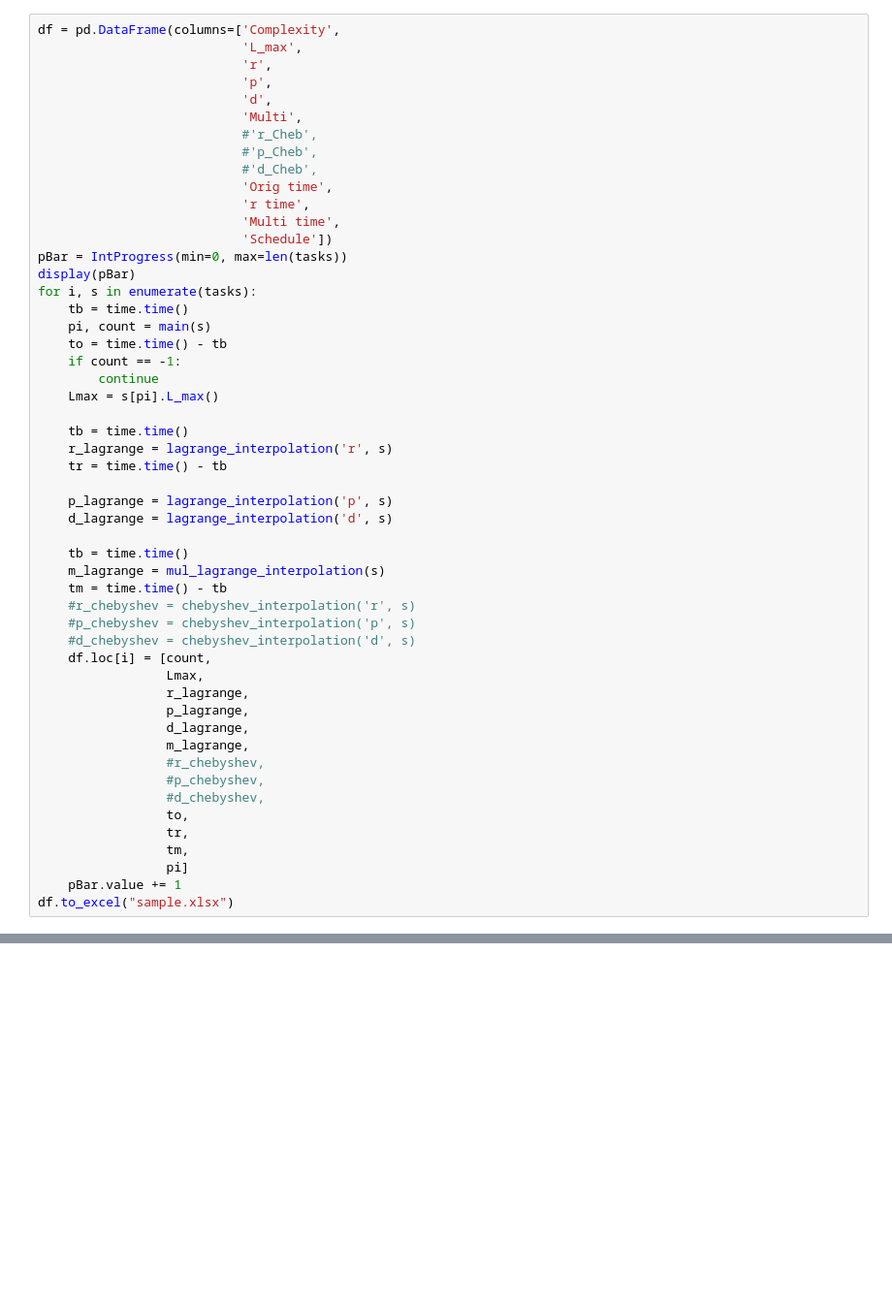
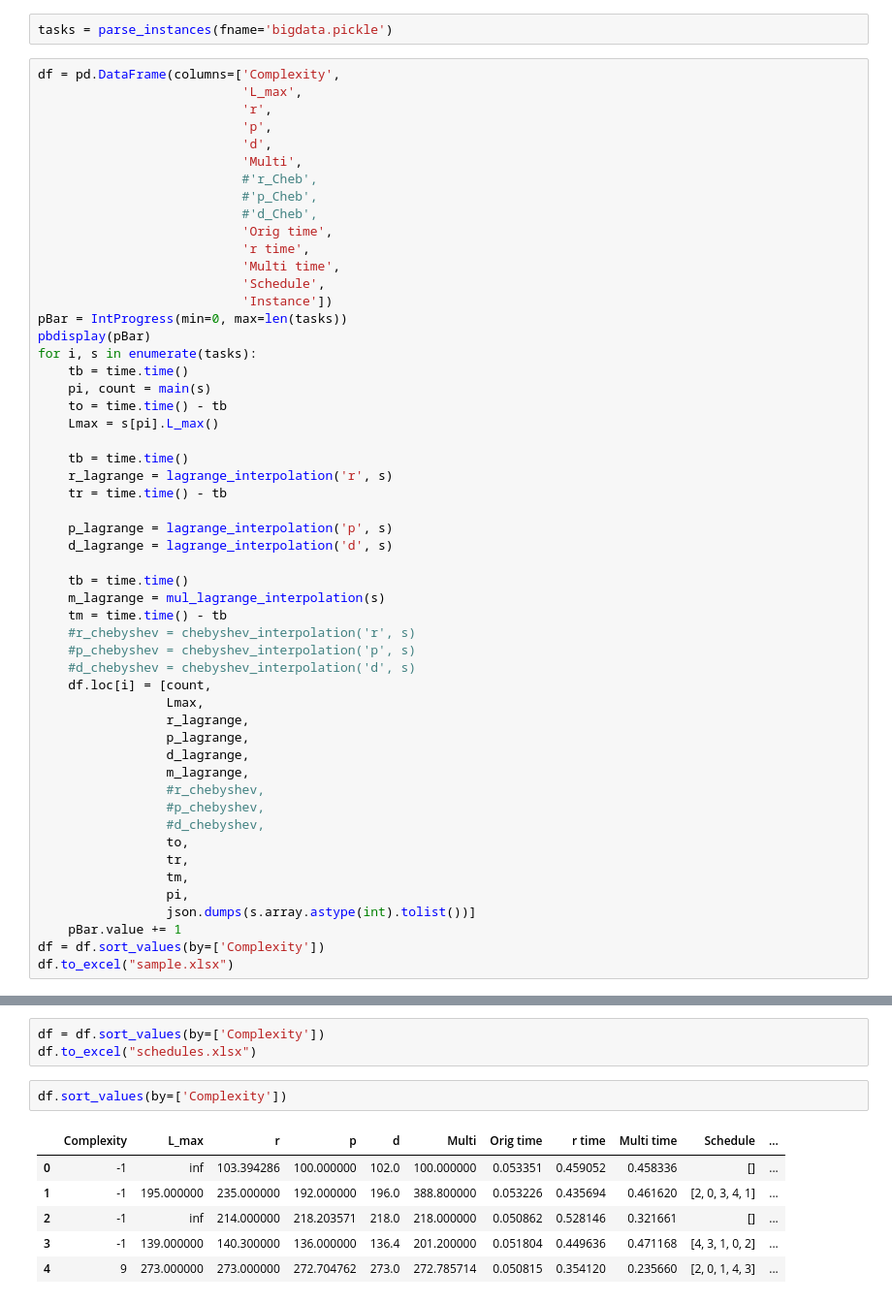
Before and after one commit to andtun/schedules, a Jupyter notebook: Multiparametric Interpolation/Multiparam.ipynb, the cells around one changed output, grey strips where cells are left out. Shown at 97% size. Cells and saved outputs as stored; diff of their text form; blank space fills up the shorter version.

```diff
--- a/Multiparametric Interpolation/Multiparam.ipynb
+++ b/Multiparametric Interpolation/Multiparam.ipynb
@@ -344,3 +483,5 @@ with open('data.pickle', 'rb') as f:
+# %%
+tasks = parse_instances(fname='bigdata.pickle')
 # %%
 df = pd.DataFrame(columns=['Complexity',
                            'L_max',
@@ -354,15 +495,14 @@ df = pd.DataFrame(columns=['Complexity',
                            'Orig time',
                            'r time',
                            'Multi time',
-                           'Schedule'])
+                           'Schedule',
+                           'Instance'])
 pBar = IntProgress(min=0, max=len(tasks))
-display(pBar)
+pbdisplay(pBar)
 for i, s in enumerate(tasks):
     tb = time.time()
     pi, count = main(s)
     to = time.time() - tb
-    if count == -1:
-        continue
     Lmax = s[pi].L_max()
 
     tb = time.time()
@@ -390,7 +530,9 @@ for i, s in enumerate(tasks):
                  to,
                  tr,
                  tm,
-                 pi]
+                 pi,
+                 json.dumps(s.array.astype(int).tolist())]
     pBar.value += 1
+df = df.sort_values(by=['Complexity'])
 df.to_excel("sample.xlsx")
 # %% [output]
@@ -400,0 +541,12 @@ ZeroDivisionError: float division by zero
+# %%
+df = df.sort_values(by=['Complexity'])
+df.to_excel("schedules.xlsx")
+# %%
+df.sort_values(by=['Complexity'])
+# %% [output]
+|  | Complexity | L_max | r | p | d | Multi | Orig time | r time | Multi time | Schedule | ... |
+| 0 | -1 | inf | 103.394286 | 100.000000 | 102.0 | 100.000000 | 0.053351 | 0.459052 | 0.458336 | [] | ... |
+| 1 | -1 | 195.000000 | 235.000000 | 192.000000 | 196.0 | 388.800000 | 0.053226 | 0.435694 | 0.461620 | [2, 0, 3, 4, 1] | ... |
+| 2 | -1 | inf | 214.000000 | 218.203571 | 218.0 | 218.000000 | 0.050862 | 0.528146 | 0.321661 | [] | ... |
+| 3 | -1 | 139.000000 | 140.300000 | 136.000000 | 136.4 | 201.200000 | 0.051804 | 0.449636 | 0.471168 | [4, 3, 1, 0, 2] | ... |
+| 4 | 9 | 273.000000 | 273.000000 | 272.704762 | 273.0 | 272.785714 | 0.050815 | 0.354120 | 0.235660 | [2, 0, 1, 4, 3] | ... |
```
Also changed, not shown: parts of 11 cells of this notebook, 16 other files.
